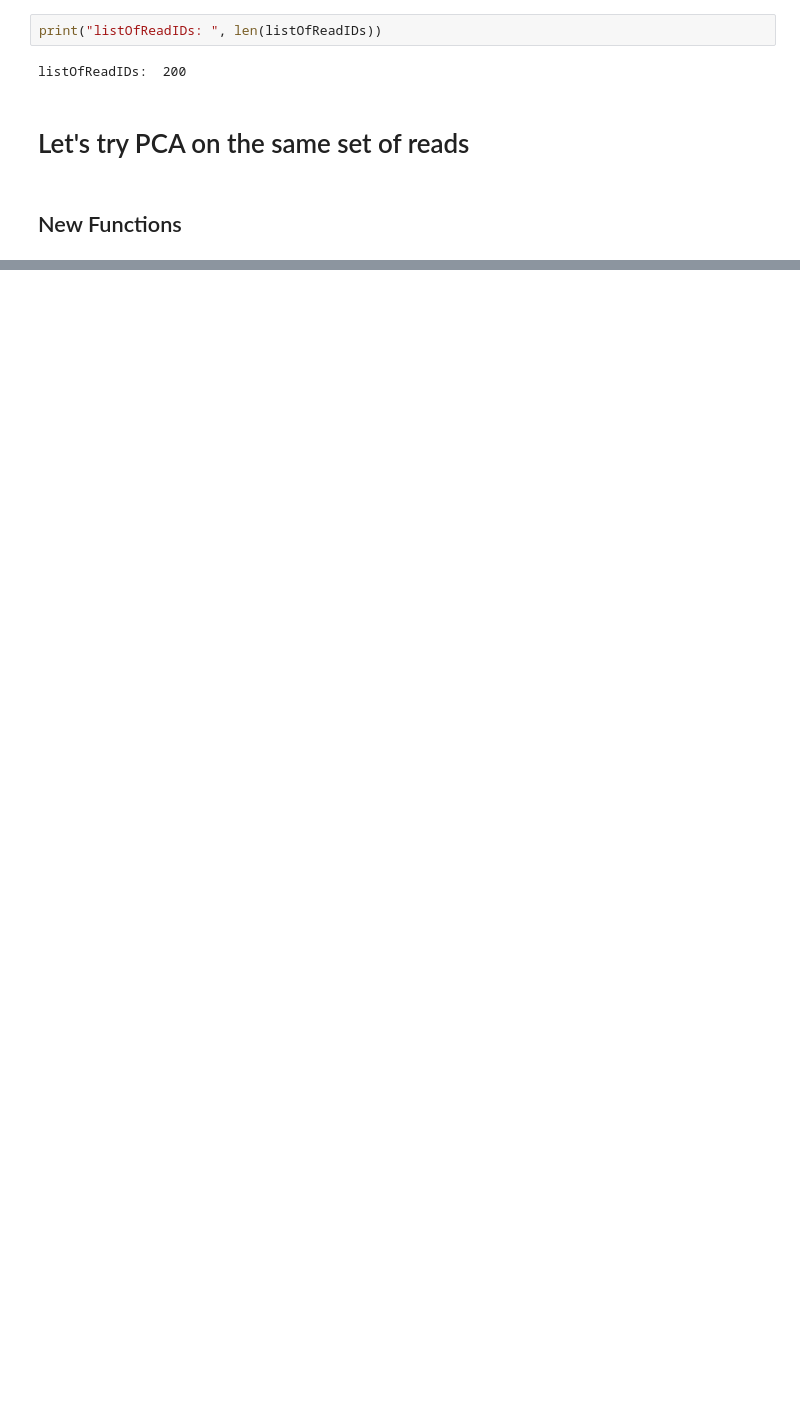
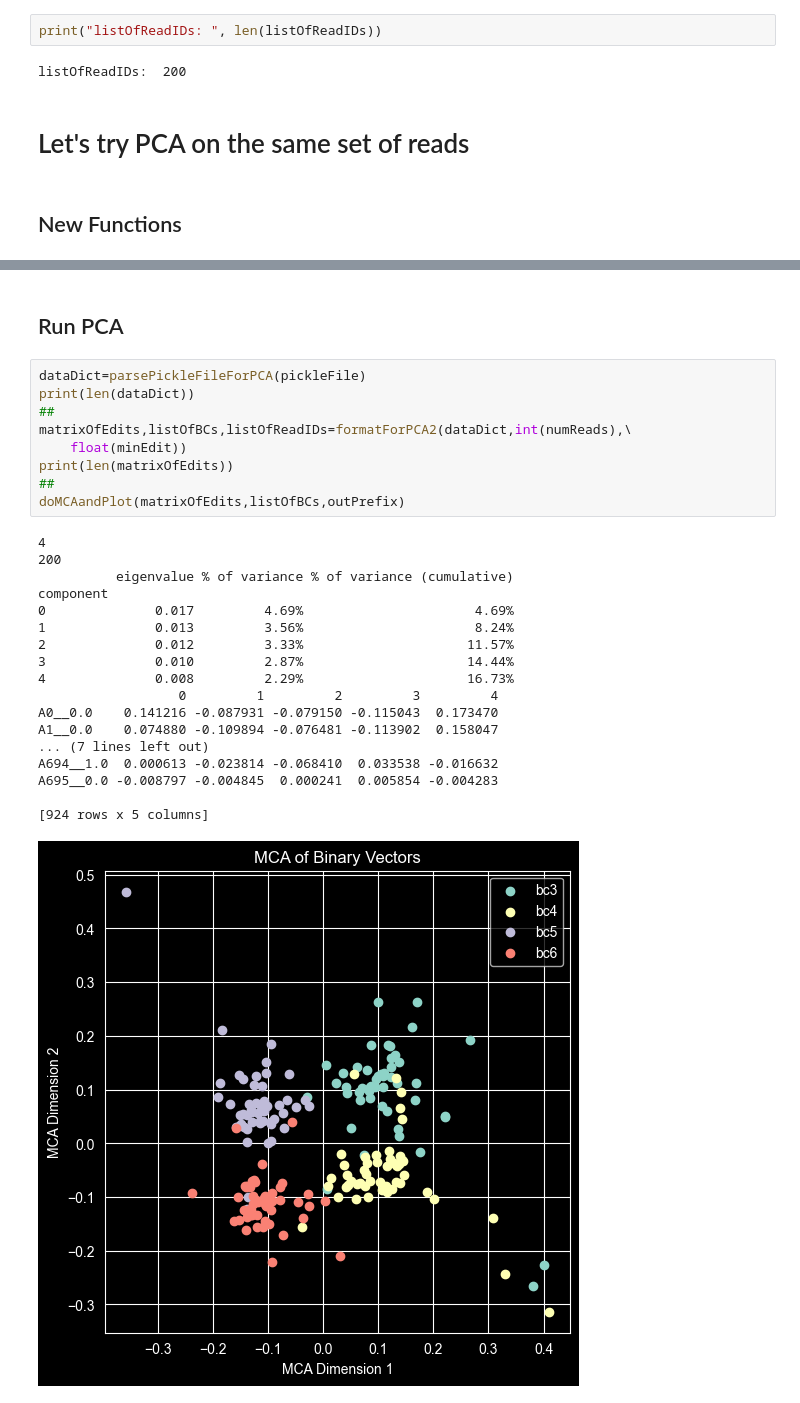
Before and after one commit to lihetran/mRNP_Shadowing, a Jupyter notebook: scripts/260204_MCA_PCA_Testing.ipynb, the cells around one changed output, grey strips where cells are left out. Saved outputs shown, nothing was run; the diff lists cells and outputs as text; blank space fills up the shorter version.

```diff
--- a/scripts/260204_MCA_PCA_Testing.ipynb
+++ b/scripts/260204_MCA_PCA_Testing.ipynb
@@ -372,0 +484,30 @@ def formatForPCA(dataDict,numReads,minEditFreq):
+# %% [markdown]
+## Run PCA
+# %%
+dataDict=parsePickleFileForPCA(pickleFile)
+print(len(dataDict))
+##
+matrixOfEdits,listOfBCs,listOfReadIDs=formatForPCA2(dataDict,int(numReads),\
+    float(minEdit))
+print(len(matrixOfEdits))
+##
+doMCAandPlot(matrixOfEdits,listOfBCs,outPrefix)
+# %% [output]
+4
+200
+          eigenvalue % of variance % of variance (cumulative)
+component
+0              0.017         4.69%                      4.69%
+1              0.013         3.56%                      8.24%
+2              0.012         3.33%                     11.57%
+3              0.010         2.87%                     14.44%
+4              0.008         2.29%                     16.73%
+                  0         1         2         3         4
+A0__0.0    0.141216 -0.087931 -0.079150 -0.115043  0.173470
+A1__0.0    0.074880 -0.109894 -0.076481 -0.113902  0.158047
+... (7 lines left out)
+A694__1.0  0.000613 -0.023814 -0.068410  0.033538 -0.016632
+A695__0.0 -0.008797 -0.004845  0.000241  0.005854 -0.004283
+
+[924 rows x 5 columns]
+[figure, added]
```
Also changed, not shown: parts of 5 cells of this notebook.
